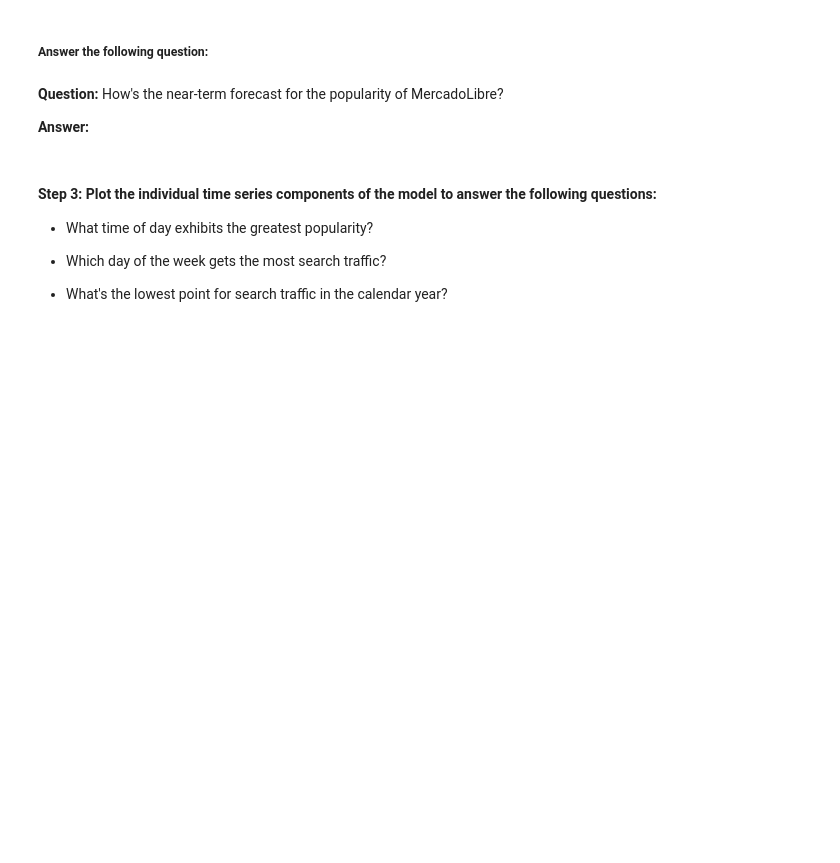
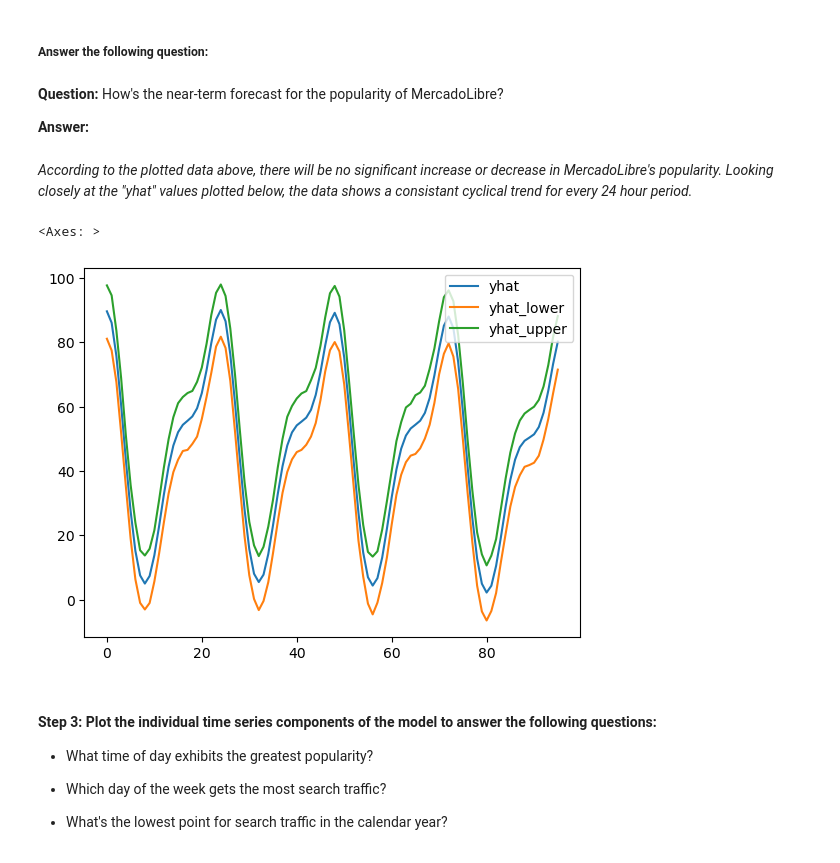
Before and after one commit to elcooney/prophet-challenge, a Jupyter notebook: forecasting_net_prophet.ipynb, the cells around one changed output. Cells and saved outputs as stored; diff of their text form; code cells hidden in the pictures; blank space fills up the shorter version.

```diff
--- a/forecasting_net_prophet.ipynb
+++ b/forecasting_net_prophet.ipynb
@@ -500,6 +493,13 @@ INFO:cmdstanpy:Chain [1] done processing
 **Question:**  How's the near-term forecast for the popularity of MercadoLibre?
 
 **Answer:**
+# %% [markdown]
+*According to the plotted data above, there will be no significant increase or decrease in MercadoLibre's popularity. Looking closely at the "yhat" values plotted below, the data shows a consistant cyclical trend for every 24 hour period.*
+# %%
+forecast_mercado_trends[["yhat", "yhat_lower", "yhat_upper"]].iloc[0:96].plot()
+# %% [output]
+<Axes: >
+[figure, added]
 # %% [markdown]
 #### Step 3: Plot the individual time series components of the model to answer the following questions:
 
```
Also changed, not shown: parts of 14 cells of this notebook, 1 other file.
